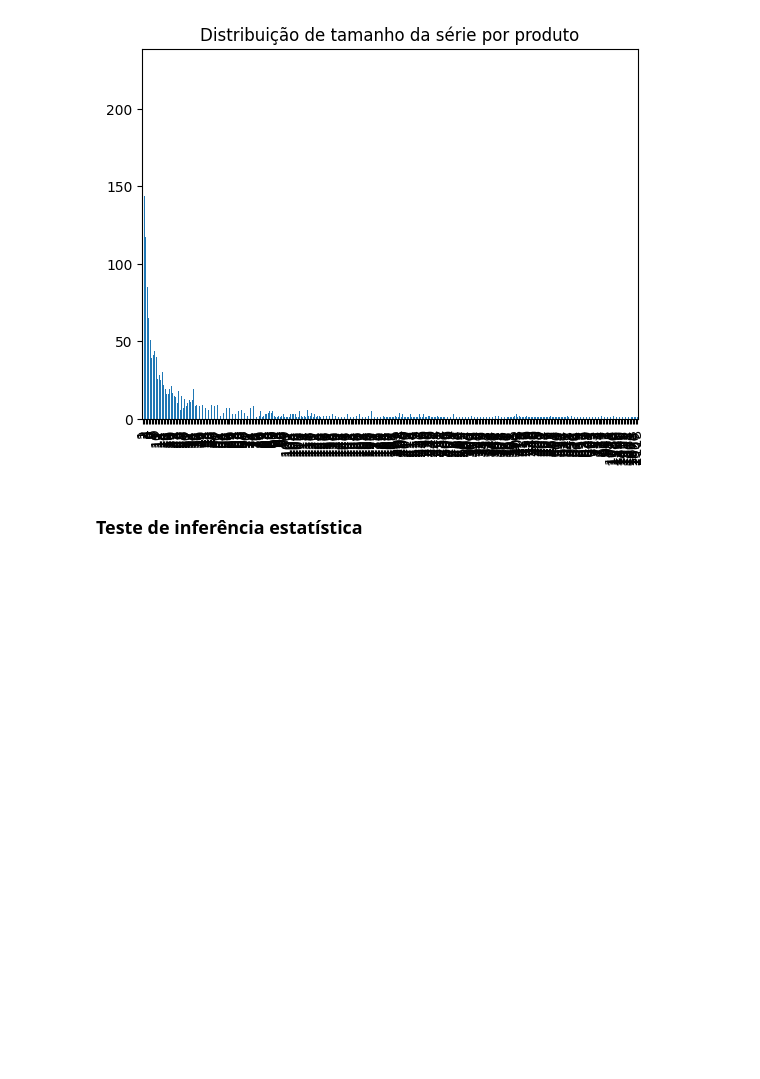
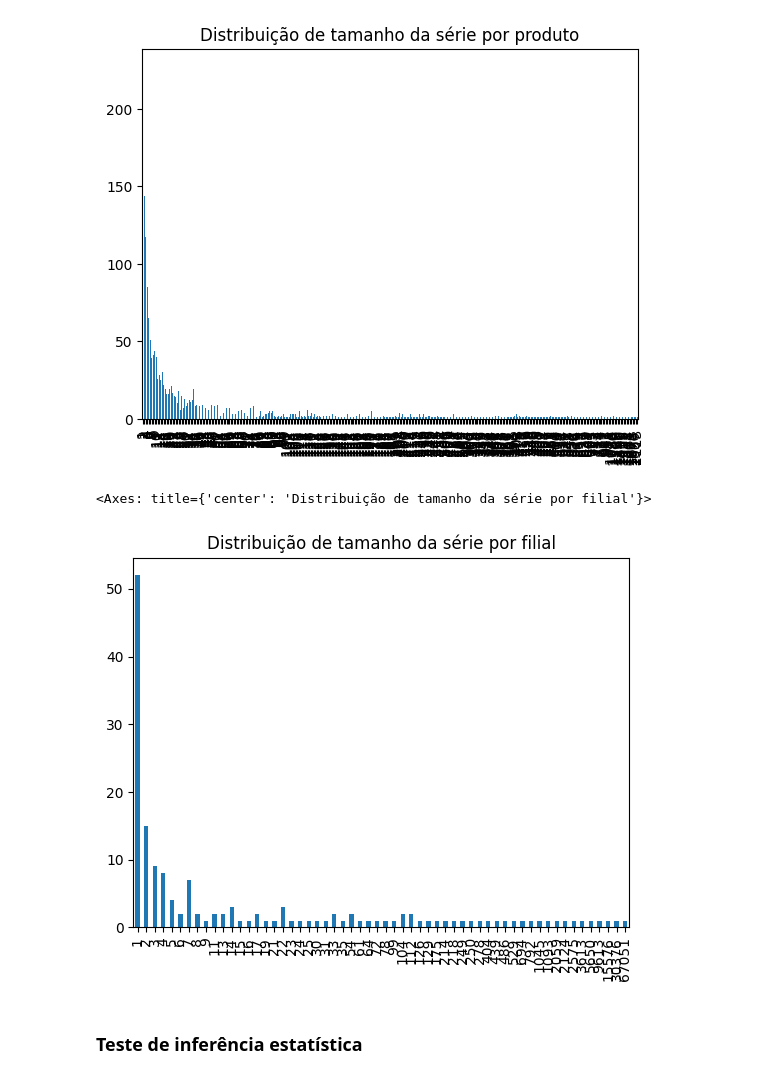
Before and after one commit to Marcelo-Honorio/ds_prod_venda, a Jupyter notebook: ds_renner/notebooks/01_explorando_dados.ipynb, the cells around one changed output. Cells and saved outputs as stored; diff of their text form; code cells hidden in the pictures; blank space fills up the shorter version.

```diff
--- a/ds_renner/notebooks/01_explorando_dados.ipynb
+++ b/ds_renner/notebooks/01_explorando_dados.ipynb
@@ -347,6 +353,12 @@ df.groupby(["cod", "mes"]).size().value_counts().sort_index().plot(kind="bar", t
 # %% [output]
 <Axes: title={'center': 'Distribuição de tamanho da série por produto'}>
 [figure]
+# %%
+#Ver quantos produtos têm histórico curto
+df.groupby(["qcom"]).size().value_counts().sort_index().plot(kind="bar", title="Distribuição de tamanho da série por filial")
+# %% [output]
+<Axes: title={'center': 'Distribuição de tamanho da série por filial'}>
+[figure, added]
 # %% [markdown]
 ### Teste de inferência estatística
 # %%
```
Also changed, not shown: parts of 15 cells of this notebook, 1 other file.
